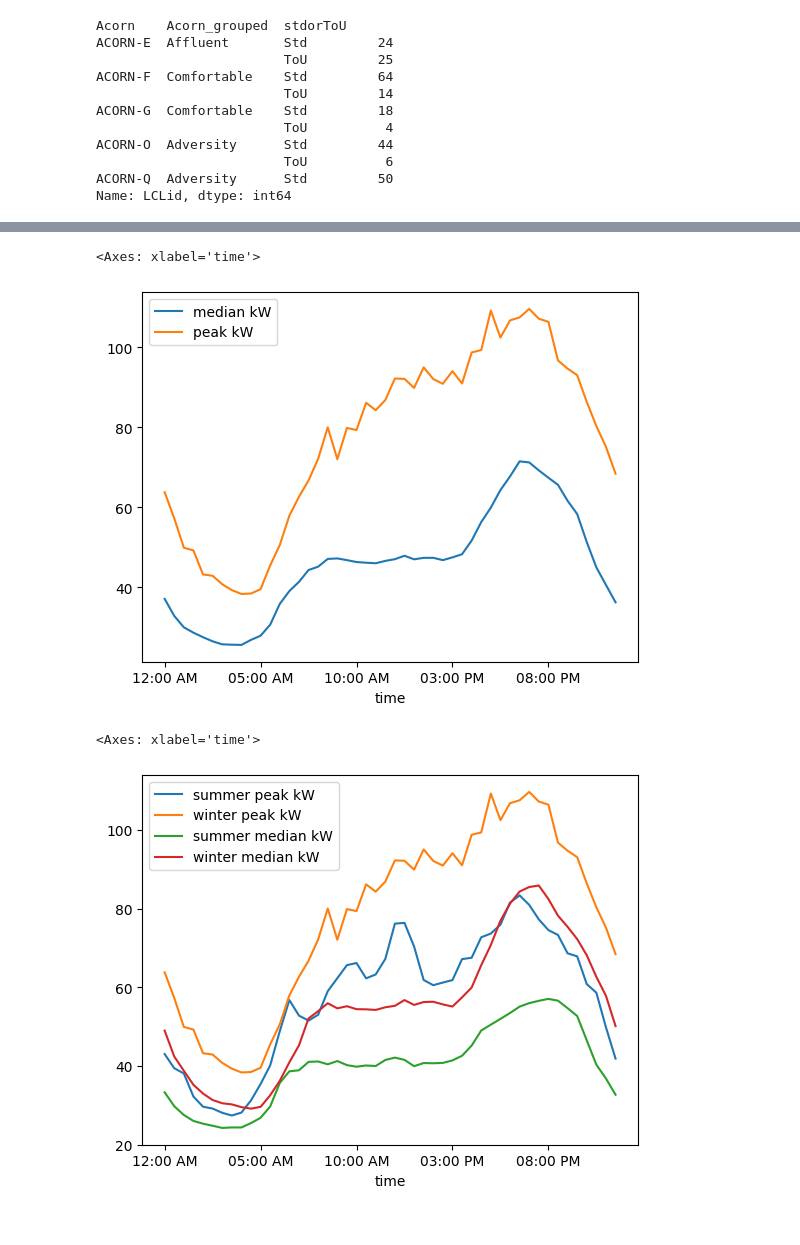
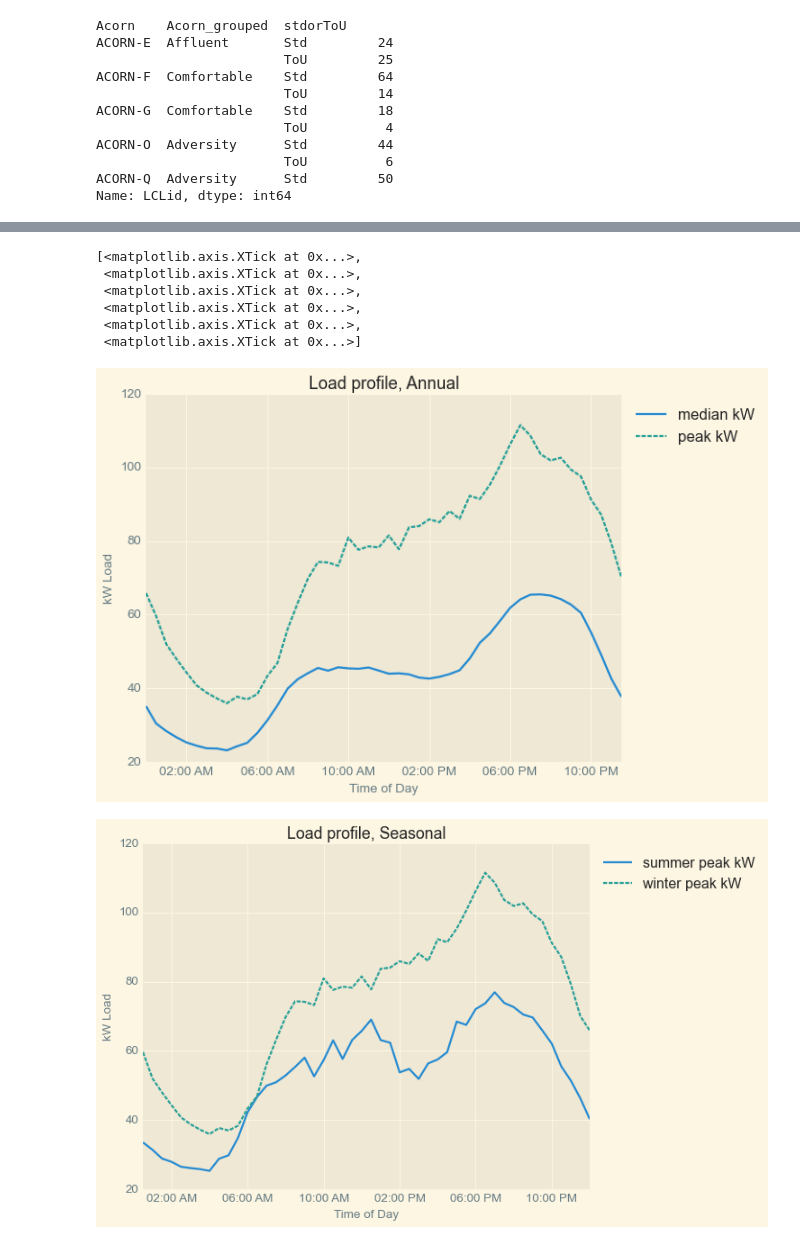
Before and after one commit to nitishsingh158/energy_consumption_data, a Jupyter notebook: energy_stats.ipynb, the cells around one changed output, grey strips where cells are left out. Drawn from its saved outputs; the diff is of its cells as text; code cells hidden in the pictures.

```diff
--- a/energy_stats.ipynb
+++ b/energy_stats.ipynb
@@ -215,24 +251,36 @@ per_house_energy_cost.plot(kind="bar")
 # %%
 # Peak Load Analysis Total
 load_grouped = merged_df.pivot_table(index = "date", columns="time", values="kWh", aggfunc=np.sum, sort=False).dropna()
 load_max = load_grouped.max()
 load_median = load_grouped.median()
 load_profile = pd.concat([load_median, load_max], axis=1)
 load_profile.columns = ["median kW", "peak kW"]
-load_profile.plot()
+chart = sns.lineplot(data=load_profile)
+chart.set_xlabel("Time of Day")
+chart.set_ylabel("kW Load")
+chart.set_title("Load profile, Annual")
+chart.legend(loc="upper left", bbox_to_anchor=(1,1))
+chart.set_xticks(np.arange(4, 48, 8));
 # %% [output]
-<Axes: xlabel='time'>
+[<matplotlib.axis.XTick at 0x...>,
+ <matplotlib.axis.XTick at 0x...>,
+ <matplotlib.axis.XTick at 0x...>,
+ <matplotlib.axis.XTick at 0x...>,
+ <matplotlib.axis.XTick at 0x...>,
+ <matplotlib.axis.XTick at 0x...>]
-[figure, old version]
+[figure, new version]
 # %%
 # Peak Load Analysis Season
 load_grouped_season = merged_df.pivot_table(index="date", columns=["season", "time"], values="kWh", aggfunc=np.sum, sort=False)
-load_median_winter = load_grouped_season["winter"].median()
 load_max_winter = load_grouped_season["winter"].max()
-load_median_summer = load_grouped_season["summer"].median()
 load_max_summer = load_grouped_season["summer"].max()
-load_profile_season = pd.concat([load_max_summer, load_max_winter, load_median_summer, load_median_winter], axis=1)
-load_profile_season.columns=["summer peak kW", "winter peak kW", "summer median kW", "winter median kW"]
-load_profile_season.plot()
+load_profile_season = pd.concat([load_max_summer, load_max_winter], axis=1)
+load_profile_season.columns=["summer peak kW", "winter peak kW"]
+chart = sns.lineplot(data=load_profile_season)
+chart.set_xlabel("Time of Day")
+chart.set_ylabel("kW Load")
+chart.set_title("Load profile, Seasonal")
+chart.legend(loc="upper left", bbox_to_anchor=(1,1))
+chart.set_xticks(np.arange(3, 48, 8));
 # %% [output]
-<Axes: xlabel='time'>
-[figure, old version]
+[figure, new version]
```
Also changed, not shown: parts of 8 cells of this notebook.
